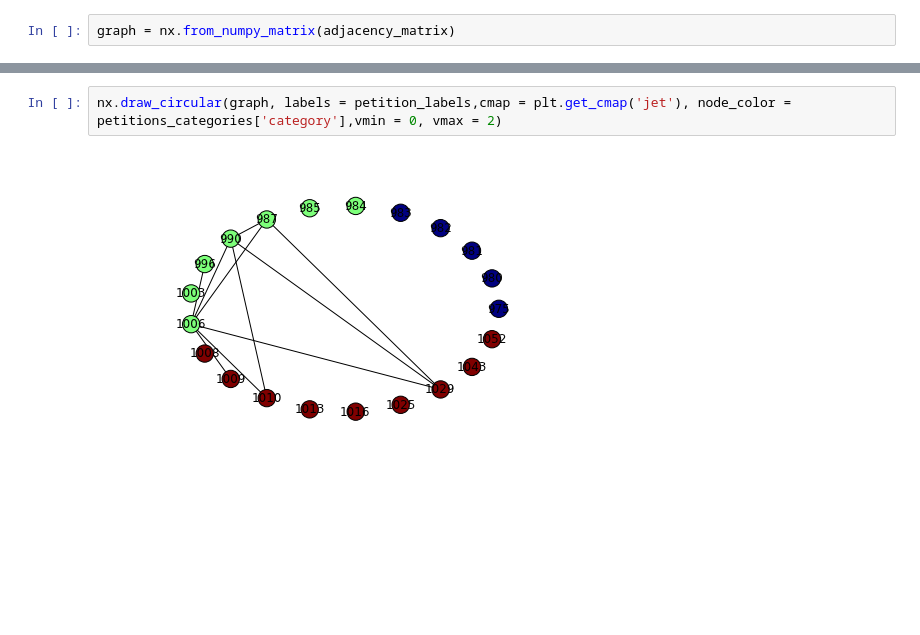
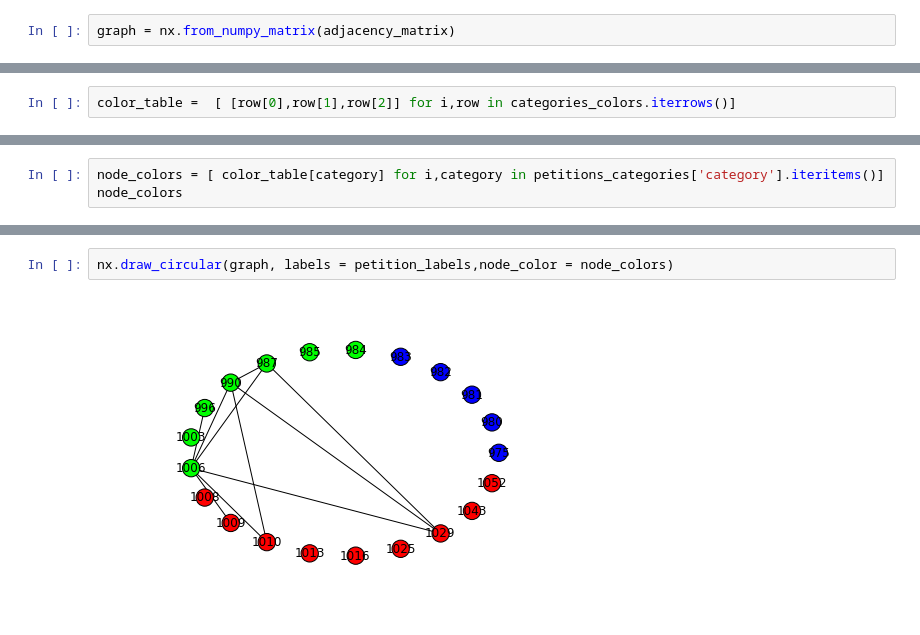
Before and after one commit to cathy2cool/data_analysis_sandbox, a Jupyter notebook: notebooks/Example_50_percent_Confidence.ipynb, the cells around one changed output, grey strips where cells are left out. Cells and saved outputs as stored; diff of their text form; blank space fills up the shorter version.

Commit message:
Resolved coloring of nodes.
This time by providing RGB triplets per node, based on the category that the
petition belongs to.

```diff
--- a/notebooks/Example_50_percent_Confidence.ipynb
+++ b/notebooks/Example_50_percent_Confidence.ipynb
@@ -55,3 +53,5 @@ color_table =  categories_colors['color'].values
+# %%
+color_table =  [ [row[0],row[1],row[2]] for i,row in categories_colors.iterrows()]
 # %%
 petitions_categories = pd.read_csv('../data/petitions_grouping.csv')
 print petitions_categories
@@ -75,0 +80,3 @@ print petitions_categories
+# %%
+node_colors = [ color_table[category] for i,category in petitions_categories['category'].iteritems()]
+node_colors
@@ -76,4 +101,4 @@ print petitions_categories
 # %%
-nx.draw_circular(graph, labels = petition_labels,cmap = plt.get_cmap('jet'), node_color = petitions_categories['category'],vmin = 0, vmax = 2)
+nx.draw_circular(graph, labels = petition_labels,node_color = node_colors)
 # %% [output]
-[figure, old version]
+[figure, new version]
```
Also changed, not shown: parts of 5 cells of this notebook, 1 other file.
